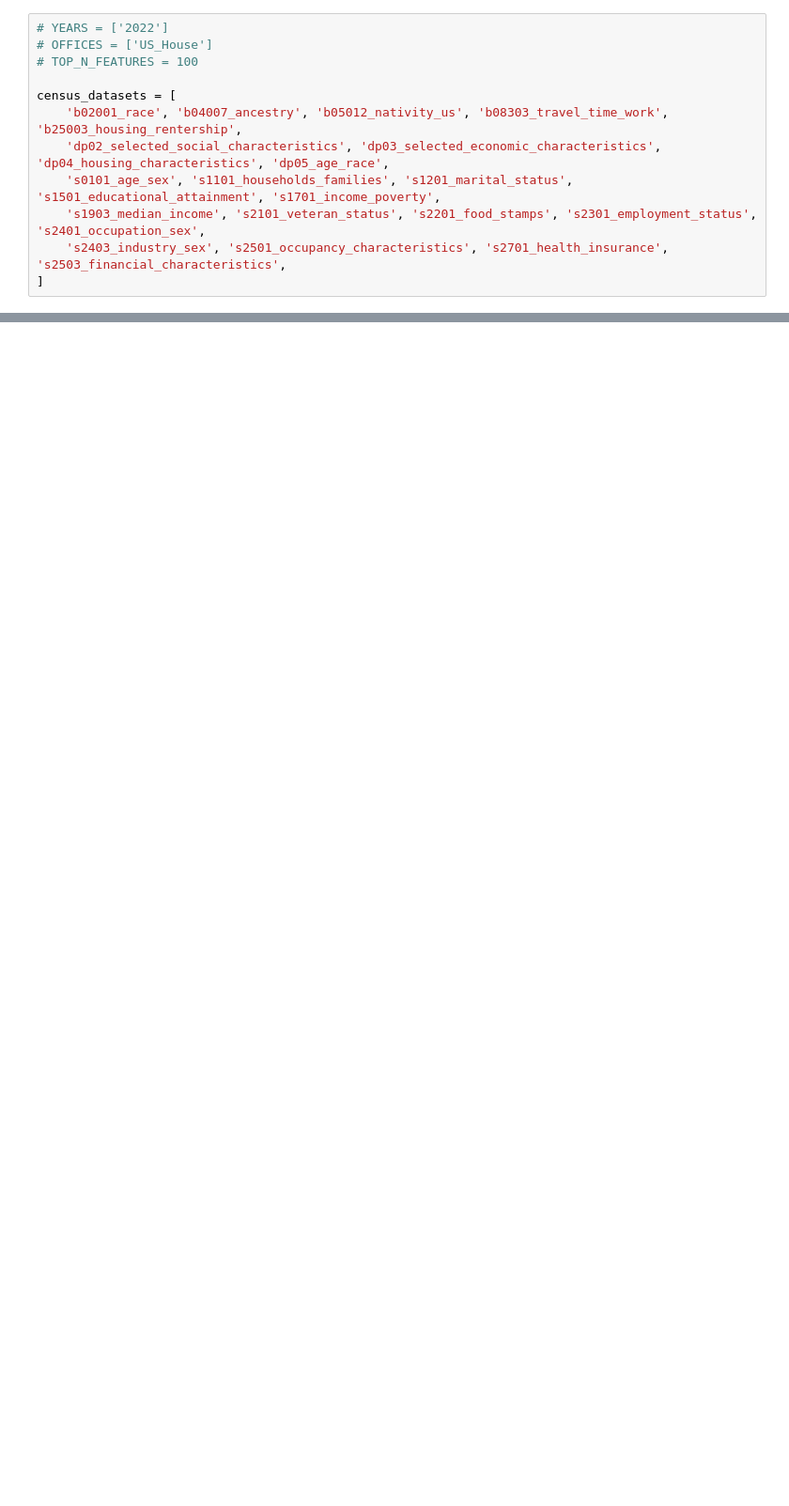
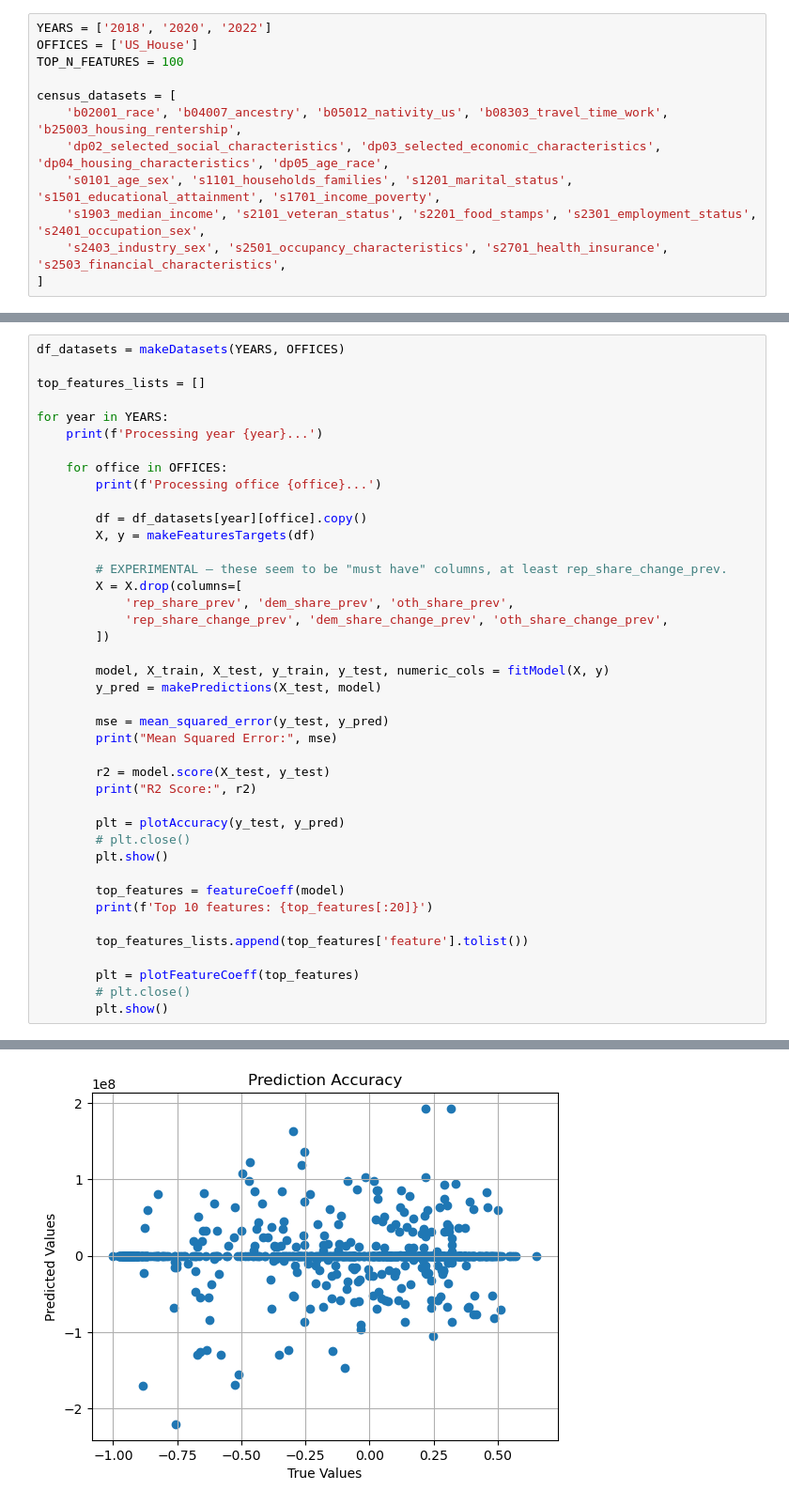
Before and after one commit to nketchum/SI699, a Jupyter notebook: 07b_ml_features_regression.ipynb, the cells around one changed output, grey strips where cells are left out. Shown: that part at 94% size. Saved outputs shown, nothing was run; the diff lists cells and outputs as text; blank space fills up the shorter version.

```diff
--- a/07b_ml_features_regression.ipynb
+++ b/07b_ml_features_regression.ipynb
@@ -151,7 +239,7 @@ def formatColumnTypes(df, non_numeric_columns):
 # %%
-# YEARS = ['2022']
-# OFFICES = ['US_House']
-# TOP_N_FEATURES = 100
+YEARS = ['2018', '2020', '2022']
+OFFICES = ['US_House']
+TOP_N_FEATURES = 100
 
 census_datasets = [
     'b02001_race', 'b04007_ancestry', 'b05012_nativity_us', 'b08303_travel_time_work', 'b25003_housing_rentership',
@@ -264,0 +253,42 @@ Loading census data...
+# %%
+df_datasets = makeDatasets(YEARS, OFFICES)
+
+top_features_lists = []
+
+for year in YEARS:
+    print(f'Processing year {year}...')
+
+    for office in OFFICES:
+        print(f'Processing office {office}...')
+
+        df = df_datasets[year][office].copy()
+        X, y = makeFeaturesTargets(df)
+
+        # EXPERIMENTAL – these seem to be "must have" columns, at least rep_share_change_prev.
+        X = X.drop(columns=[
+            'rep_share_prev', 'dem_share_prev', 'oth_share_prev',
+            'rep_share_change_prev', 'dem_share_change_prev', 'oth_share_change_prev',
+        ])
+
+        model, X_train, X_test, y_train, y_test, numeric_cols = fitModel(X, y)
+        y_pred = makePredictions(X_test, model)
+
+        mse = mean_squared_error(y_test, y_pred)
+        print("Mean Squared Error:", mse)
+
+        r2 = model.score(X_test, y_test)
+        print("R2 Score:", r2)
+
+        plt = plotAccuracy(y_test, y_pred)
+        # plt.close()
+        plt.show()
+
+        top_features = featureCoeff(model)
+        print(f'Top 10 features: {top_features[:20]}')
+
+        top_features_lists.append(top_features['feature'].tolist())
+
+        plt = plotFeatureCoeff(top_features)
+        # plt.close()
+        plt.show()
+# %% [output]
@@ -264,0 +315 @@ Loading census data...
+[figure, added]
```
Also changed, not shown: parts of 17 cells of this notebook, 7 other files.
